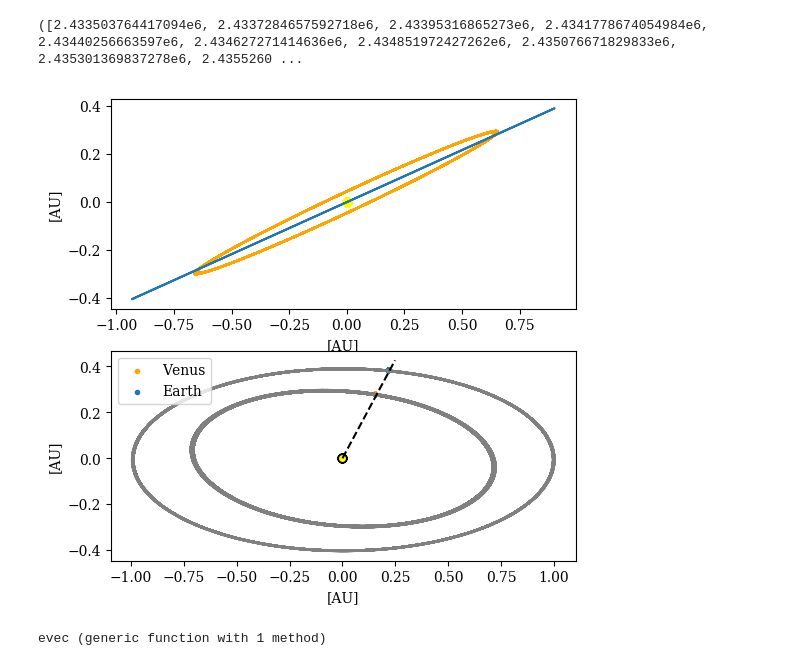
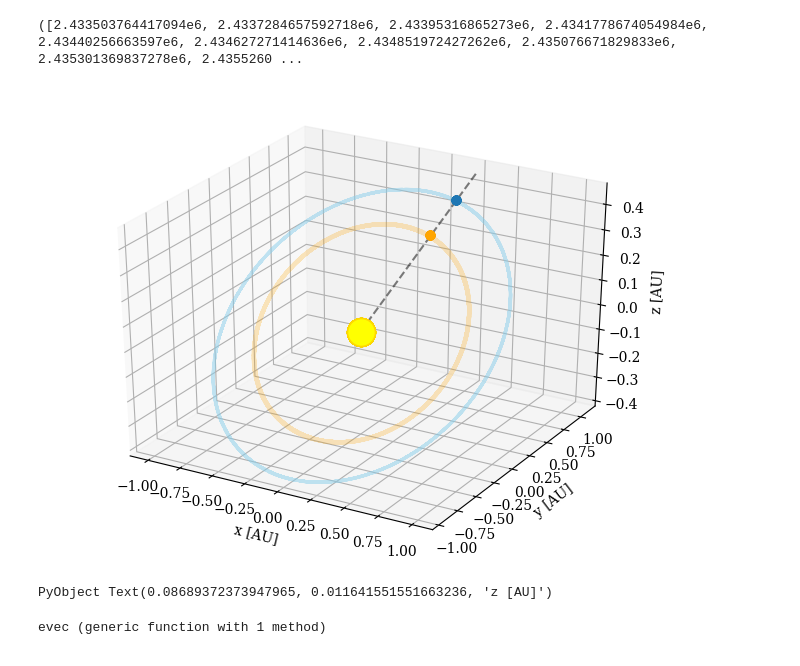
Before and after one commit to bmlindor/ttv_ss, a Jupyter notebook: plots.ipynb, the cells around one changed output. Drawn from its saved outputs; the diff is of its cells as text; code cells hidden in the pictures.

```diff
--- a/plots.ipynb
+++ b/plots.ipynb
@@ -37,3 +9,5 @@ eph2 = Ephem("INPUTS/DE440");prefetch(eph2)
+# %%
+eph = Ephem("INPUTS/DE440.bsp");prefetch(eph)
 # %%
 jd1 = 2.4332825e6
 jd2 = 2.4478925e6
@@ -54,45 +28,48 @@ pva1 = zeros(9,length(tt2))
 pva2 = zeros(9,length(tt2))
 options=useNaifId+unitKM+unitDay
 for i=1:length(tt2)
-pva0[1:9,i] = compute(eph2,tt1[i],0.5,10,10,options,2)./AU
-pva1[1:9,i] = compute(eph2,tt1[i],0.5,2,10,options,2)./AU
+pva0[1:9,i] = compute(eph,tt1[i],0.5,10,10,options,2)./AU
+pva1[1:9,i] = compute(eph,tt1[i],0.5,2,10,options,2)./AU
 # if include_moon
 #   pva_2[1:9,i] = compute(eph,t0[i],0.5,3,10,options,2)
 # else
-pva2[1:9,i] = compute(eph2,tt2[i],0.5,399,10,options,2)./AU
+pva2[1:9,i] = compute(eph,tt2[i],0.5,399,10,options,2)./AU
 end
 # %%
 theta_sun = range(0,stop = 2*pi,length = 100)
 xsun = CGS.RSUN/CGS.AU * cos.(theta_sun)
 ysun = CGS.RSUN/CGS.AU * sin.(theta_sun)
 
 fig=figure(figsize=(8,6))
 # PyPlot.scatter3D(1,0,0,color=:black,marker="s")
 # PyPlot.text3D(1.1,0,0,"x")
 # PyPlot.scatter3D(1,0,0,color=:black,marker=">")
 # PyPlot.scatter3D(0,-1.2,0,color=:black,marker="<")
 # PyPlot.scatter3D(0,0,1,color=:black,marker="^")
-PyPlot.plot3D([0,1*1.5],[0,0*1.5],[0,0*1.5],linewidth=3,color=:gray)
-PyPlot.plot3D([0,0*1.5],[0,-1*1.5],[0,0*1.5],linewidth=3,color=:gray)
-PyPlot.plot3D([0,0*1.5],[0,0*1.5],[0,1*1.5],linewidth=3,color=:gray)
+# PyPlot.plot3D([0,1*1.5],[0,0*1.5],[0,0*1.5],linewidth=3,color=:gray)
+# PyPlot.plot3D([0,0*1.5],[0,-1*1.5],[0,0*1.5],linewidth=3,color=:gray)
+# PyPlot.plot3D([0,0*1.5],[0,0*1.5],[0,1*1.5],linewidth=3,color=:gray)
 # PyPlot.scatter3D(xsun,ysun,0,marker="o",color=:yellow,ms=20)
 PyPlot.plot3D(vec(pva_venus[1,:]), vec(pva_venus[2,:]), vec(pva_venus[3,:]),color=:orange,label="Venus Orbit",alpha=0.25)
 PyPlot.plot3D(vec(pva_earth[1,:]), vec(pva_earth[2,:]), vec(pva_earth[3,:]),color=:skyblue,label="Earth Orbit",alpha=0.5)
-# PyPlot.plot3D([0,n_obs[1]*1.2],[0,n_obs[2]*1.2],[0,n_obs[3]*1.2],linestyle="--",color=:black,alpha=0.5)
+PyPlot.plot3D([0,n_obs[1]*1.2],[0,n_obs[2]*1.2],[0,n_obs[3]*1.2],linestyle="--",color=:black,alpha=0.5)
 PyPlot.plot3D(vec(pva0[1,:]), vec(pva0[2,:]), vec(pva0[3,:]),color=:yellow,marker="o",ms=20,mec=:gold)
 PyPlot.plot3D(vec(pva1[1,:]),vec(pva1[2,:]),vec(pva1[3,:]),color=:orange,marker="o")
 PyPlot.plot3D(vec(pva2[1,:]),vec(pva2[2,:]),vec(pva2[3,:]),marker="o")
 # ax.tick_params(which="minor",direction="in",length=2,
 #     left="false",right="false",top="true",bottom="true",
 #     labelbottom="false",labeltop="false",labelleft="false",labelright="false")
 # xlim(-1,1)
 # ylim(-1,1)
 xlabel("x [AU]")
 ylabel("y [AU]")
 zlabel("z [AU]")
 # legend(loc="best")
 # legend(["Transits"])
 # ax[:view_init](30, 180)
+# %% [output]
+[figure, added]
+PyObject Text(0.08689372373947965, 0.011641551551663236, 'z [AU]')
 # %%
 fig=figure(figsize=(6,6))
 subplot(211)
@@ -126,8 +103,6 @@ ax2.legend()
 xlabel("[AU]")
 ylabel("[AU]")
 show()
-# %% [output]
-[figure, removed]
 # %%
 calc_deg(value) = value * 180/pi
 calc_rad(value) = value * pi/180
```
Also changed, not shown: parts of 4 cells of this notebook, 11 other files.
